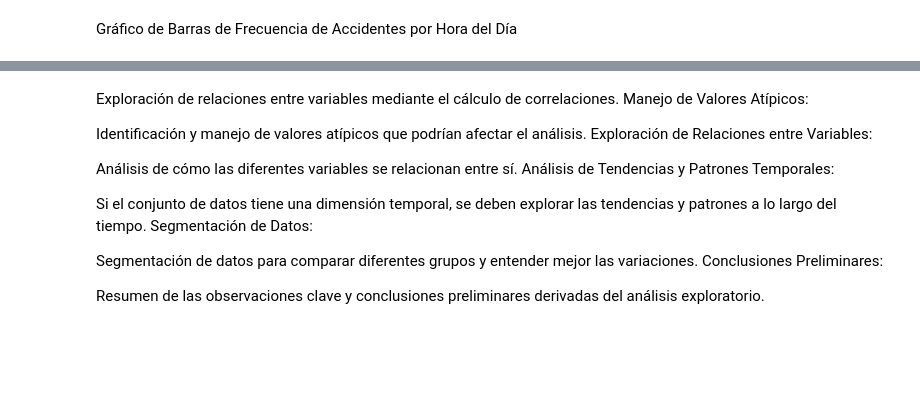
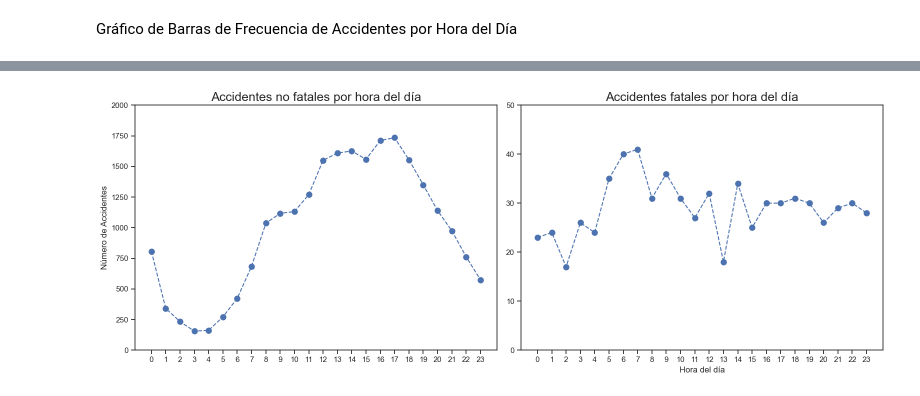
Before and after one commit to KGSanchezM/Siniestros-Viales, a Jupyter notebook: Notebooks/EDA.ipynb, the cells around one changed output, grey strips where cells are left out. Saved outputs shown, nothing was run; the diff lists cells and outputs as text; code cells hidden in the pictures; blank space fills up the shorter version.

```diff
--- a/Notebooks/EDA.ipynb
+++ b/Notebooks/EDA.ipynb
@@ -647,20 +664,26 @@ plt.show()
-# %% [markdown]
-
-
-
-Exploración de relaciones entre variables mediante el cálculo de correlaciones.
-Manejo de Valores Atípicos:
-
-Identificación y manejo de valores atípicos que podrían afectar el análisis.
-Exploración de Relaciones entre Variables:
-
-Análisis de cómo las diferentes variables se relacionan entre sí.
-Análisis de Tendencias y Patrones Temporales:
-
-Si el conjunto de datos tiene una dimensión temporal, se deben explorar las tendencias y patrones a lo largo del tiempo.
-Segmentación de Datos:
-
-Segmentación de datos para comparar diferentes grupos y entender mejor las variaciones.
-Conclusiones Preliminares:
-
-Resumen de las observaciones clave y conclusiones preliminares derivadas del análisis exploratorio.
+# %%
+# Cuenta el número de accidentes por hora del día para ambos DataFrames
+accidentes_por_hora_no_fatal = hechos_no_fatal.groupby(hechos_no_fatal['hh'])['id_hecho'].count()
+accidentes_por_hora_fatal = hechos_fatal.groupby(hechos_fatal['hh'])['id_hecho'].count()
+
+# Crea subplots con gráficos de líneas uno al lado del otro
+fig, axs = plt.subplots(1, 2, figsize=(16, 6))
+
+# Gráfico de líneas para gravedad != 'fatal'
+axs[0].plot(accidentes_por_hora_no_fatal.index, accidentes_por_hora_no_fatal.values, marker='o', linestyle='--', markersize=8)
+axs[0].set_title('Accidentes no fatales por hora del día', fontsize=18)
+axs[0].set_ylabel('Número de Accidentes')
+axs[0].set_xticks(accidentes_por_hora_no_fatal.index)
+axs[0].set_ylim(0, 2000)  # Ajusta los límites en el eje y según tus necesidades
+
+# Gráfico de líneas para gravedad == 'fatal'
+axs[1].plot(accidentes_por_hora_fatal.index, accidentes_por_hora_fatal.values, marker='o', linestyle='--', markersize=8)
+axs[1].set_title('Accidentes fatales por hora del día', fontsize=18)
+axs[1].set_xlabel('Hora del día')
+axs[1].set_xticks(accidentes_por_hora_fatal.index)
+axs[1].set_ylim(0, 50)  # Ajusta los límites en el eje y según tus necesidades
+
+plt.tight_layout()
+plt.show()
+# %% [output]
+[figure, added]
```
Also changed, not shown: parts of 13 cells of this notebook, 7 other files.
